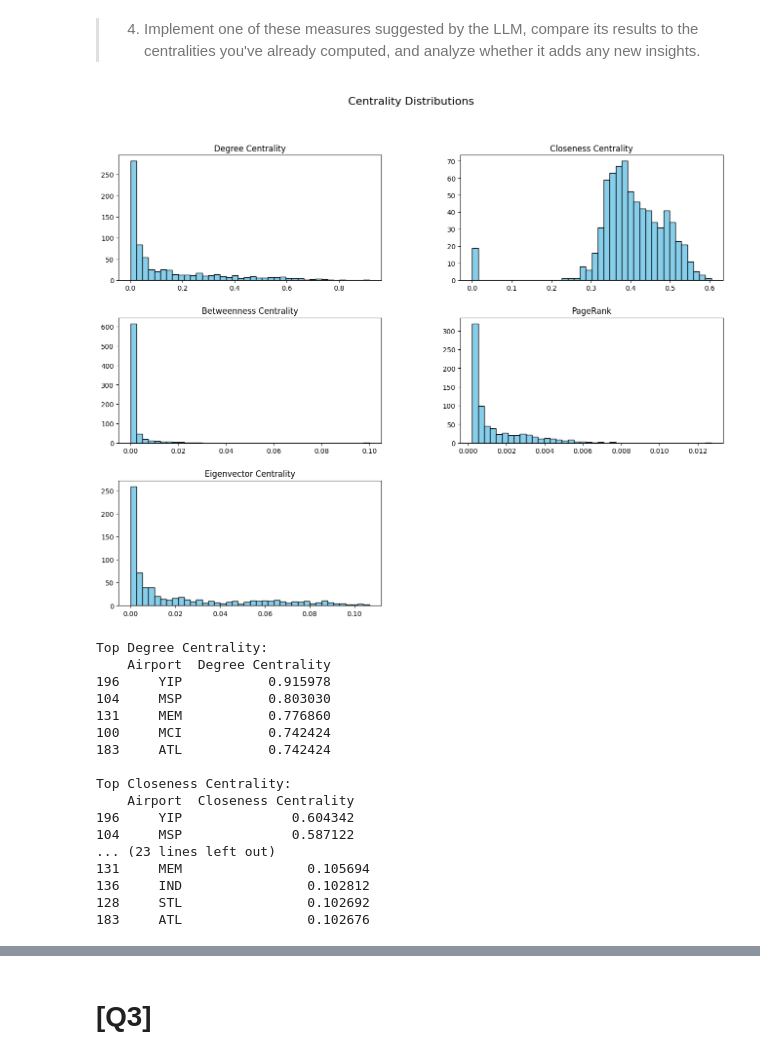
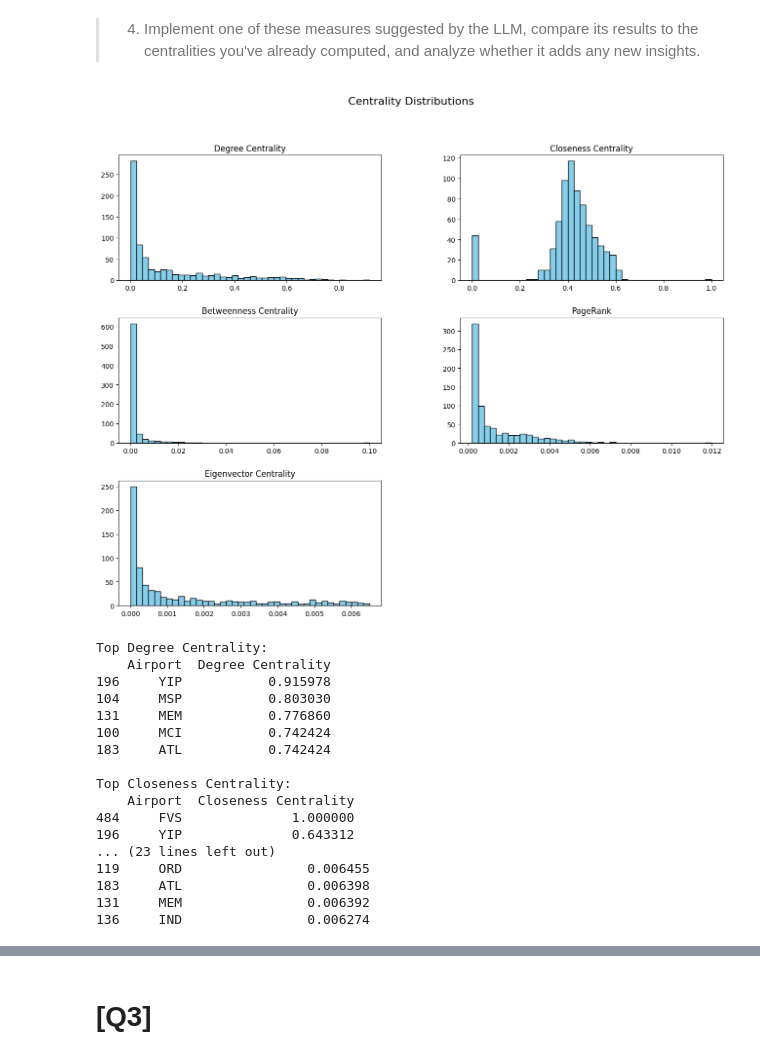
Before and after one commit to khalmatay/ADM-HW5, a Jupyter notebook: main.ipynb, the cells around one changed output, grey strips where cells are left out. Saved outputs shown, nothing was run; the diff lists cells and outputs as text; code cells hidden in the pictures.

```diff
--- a/main.ipynb
+++ b/main.ipynb
@@ -746,11 +792,11 @@ def compare_centralities_with_eigenvector(flight_network):
 
     """
     # Compute centrality measures
-    degree_centrality = nx.degree_centrality(flight_network)
-    closeness_centrality = nx.closeness_centrality(flight_network)
-    betweenness_centrality = nx.betweenness_centrality(flight_network)
-    pagerank = nx.pagerank(flight_network, weight='weight')
-    eigenvector_centrality = nx.eigenvector_centrality(flight_network, max_iter=1000)
+    degree_centrality = compute_degree_centrality(flight_network)
+    closeness_centrality = compute_closeness_centrality(flight_network)
+    betweenness_centrality = compute_betweenness_centrality(flight_network)
+    pagerank = compute_pagerank(flight_network)
+    eigenvector_centrality = compute_eigenvector_centrality(flight_network)
 
     # Store results in a DataFrame
     centralities = pd.DataFrame({
@@ -763,34 +809,34 @@ def compare_centralities_with_eigenvector(flight_network):
     })
 
     # Get top 5 airports for each measure
     top_degree = centralities.nlargest(5, 'Degree Centrality')[['Airport', 'Degree Centrality']]
     top_closeness = centralities.nlargest(5, 'Closeness Centrality')[['Airport', 'Closeness Centrality']]
     top_betweenness = centralities.nlargest(5, 'Betweenness Centrality')[['Airport', 'Betweenness Centrality']]
     top_pagerank = centralities.nlargest(5, 'PageRank')[['Airport', 'PageRank']]
     top_eigenvector = centralities.nlargest(5, 'Eigenvector Centrality')[['Airport', 'Eigenvector Centrality']]
 
     # Plot centrality distributions
     centralities.drop(columns='Airport').hist(bins=40, figsize=(16, 12), grid=False, color='skyblue', edgecolor='black')
     plt.suptitle('Centrality Distributions', fontsize=16)
     plt.show()
 
     # Return formatted outputs
     return {
         'Top Degree Centrality': top_degree,
         'Top Closeness Centrality': top_closeness,
         'Top Betweenness Centrality': top_betweenness,
         'Top PageRank Centrality': top_pagerank,
         'Top Eigenvector Centrality': top_eigenvector
     }
 
 # Compare centralities including eigenvector centrality
 top_airports = compare_centralities_with_eigenvector(G)
 
 # Display results
 for centrality, data in top_airports.items():
     print(f"{centrality}:\n{data}\n")
 # %% [output]
-[figure, old version]
+[figure, new version]
 Top Degree Centrality:
     Airport  Degree Centrality
 196     YIP           0.915978
@@ -801,10 +847,10 @@ Top Degree Centrality:
 
 Top Closeness Centrality:
     Airport  Closeness Centrality
-196     YIP              0.604342
-104     MSP              0.587122
+484     FVS              1.000000
+196     YIP              0.643312
 ... (23 lines left out)
-131     MEM                0.105694
-136     IND                0.102812
-128     STL                0.102692
-183     ATL                0.102676
+119     ORD                0.006455
+183     ATL                0.006398
+131     MEM                0.006392
+136     IND                0.006274
```
Also changed, not shown: parts of 16 cells of this notebook, 3 other files.
